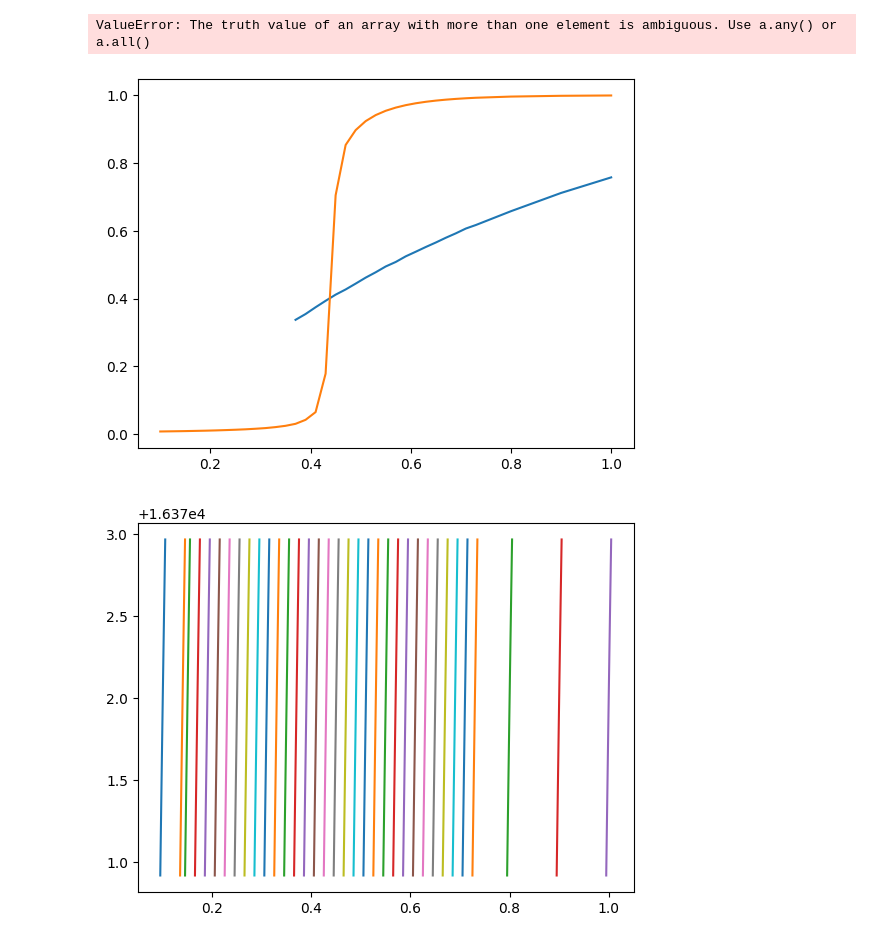
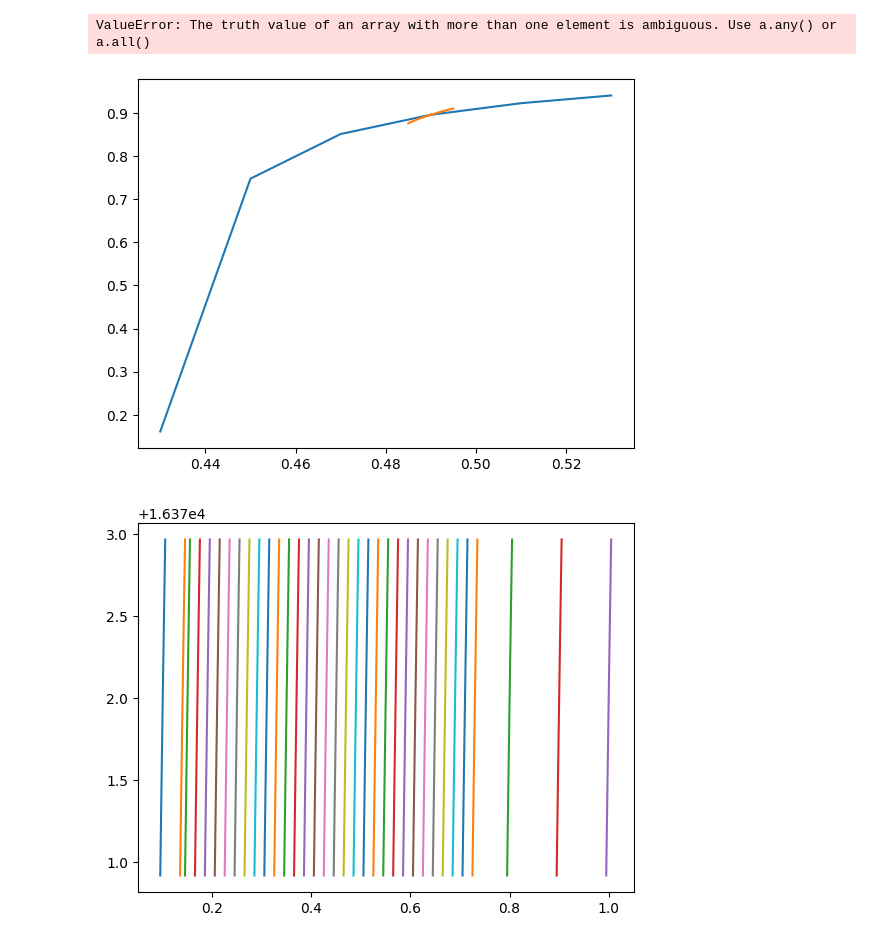
Before and after one commit to ChriGomm/MonteCarlo, a Jupyter notebook: code/auswertung.ipynb, the cells around one changed output. Drawn from its saved outputs; the diff is of its cells as text; code cells hidden in the pictures.

Commit message:
wolff implemented

```diff
--- a/code/auswertung.ipynb
+++ b/code/auswertung.ipynb
@@ -393,7 +393,7 @@ def bootstrap_mean(sample):
     mean_mat = np.mean(bootstrap(sample),axis=1)
     return np.std(mean_mat)
 
-V = 128**2
+V = 1
 def reweighting(beta,beta0,obs,Ham):
     reweighted_mean = np.zeros(len(beta))
     for i in range(len(beta)):
@@ -411,8 +411,8 @@ def reweighting(beta,beta0,obs,Ham):
 def reweighting(beta,beta0,obs,Ham):
     reweighted_mean = np.zeros(len(beta))
     for i in range(len(beta)):
-        reweighted_mean[i] = np.exp(logsumexp(a=-(beta[i]-beta0)*Ham*V,b=obs*V,axis=0)-logsumexp(a=-(beta[i]-beta0)*Ham*V,axis=0))
-    return reweighted_mean/V
+        reweighted_mean[i] = np.exp(logsumexp(a=-(beta[i]-beta0)*Ham,b=obs,axis=0)-logsumexp(a=-(beta[i]-beta0)*Ham,axis=0))
+    return reweighted_mean
 
 
 def error_reweight(beta,beta0,obs,Ham,jack_cut):
@@ -424,8 +424,8 @@ def error_reweight(beta,beta0,obs,Ham,jack_cut):
     return np.std(jack_vals,axis=1), np.mean(jack_vals,axis=1)
 # %%
 import pandas as pd
-mag_wolff = pd.read_csv("mag_wolff.txt",header=None,sep="\t").to_numpy()[:,:-3]/128**2
-ham_wolff = pd.read_csv("ham_wolff.txt",header=None,sep="\t").to_numpy()[:,:-3]/128**2
+mag_wolff = pd.read_csv("mag_wolff_L.txt",header=None,sep="\t").to_numpy()[:,20000:-3]
+ham_wolff = pd.read_csv("ham_wolff_L.txt",header=None,sep="\t").to_numpy()[:,20000:-3]
 # %%
-mean_mag_wolff = np.mean(np.abs(mag_wolff[:,:]),axis=1)
-mean_mag = np.mean(np.abs(data_mag[:,:-2]),axis=1)
+mean_mag_wolff = np.mean(np.abs(mag_wolff[:,:]/128**2),axis=1)
+mean_mag = np.mean(np.abs(data_mag[:,:-2]/128**2),axis=1)
@@ -478,38 +487,38 @@ ValueError: The truth value of an array with more than one element is ambiguous.
 # %%
 import matplotlib.pyplot as plt
 bn =35
 beta = np.zeros(35)
 for i in range(30):
     beta[i+2]= 0.15 +0.6/30*i
 for i in range(2):
     beta[i] = 0.1+0.04*i
 for i in range(3):
     beta[i+32]= 0.8+ 0.1*i
-# idx = 18
-# beta0 = beta[idx]
-# steps = 30
-# a_bd = beta0-0.05
-# b_bd = beta
-# beta_intvl = np.linspace(beta0-0.05,beta0+0.05)
+idx = 18
+beta0 = beta[idx]
+steps = 30
+a_bd = beta0-0.05
+b_bd = beta
+beta_intvl = np.linspace(beta0-0.05,beta0+0.05)
 # mag = np.abs(data_mag[idx,:])
 # ham = data_ham[idx,:]
 fig, ax = plt.subplots(1,1)
 # reweighting(beta_intvl,beta0,mag[20000:40000],ham[20000:40000])
 
 for i in range(1,2):
-    i=5
-    beta0 = beta[i+13]
+    i=9
+    beta0 = beta[i+10]
     # ax.plot(beta[np.max(0,i-5):np.min(bn,i+5)],mean_mag[np.max(0,i-5):np.min(bn,i+5)])
-    ax.plot(beta[13:],mean_mag_wolff)
-    ax.plot(beta,mean_mag)
-    # beta_intvl = np.linspace(beta0-0.005,beta0+0.005,30)
-    # mean = reweighting(beta_intvl,beta0,np.abs(mag_wolff[i,:-2]),ham_wolff[i,:-2])
-    # ax.plot(beta_intvl,mean)
+    ax.plot(beta[10+i-3:10+i+3],mean_mag_wolff[i-3:i+3])
+    # ax.plot(beta,mean_mag)
+    beta_intvl = np.linspace(beta0-0.005,beta0+0.005,30)
+    mean = reweighting(beta_intvl,beta0,np.abs(mag_wolff[i,:-2]),ham_wolff[i,:-2])/128**2
+    ax.plot(beta_intvl,mean)
     # ax.plot(beta_intvl,mean+2*std)
     # ax.plot(beta_intvl,mean-2*std)
 plt.show()
 # %% [output]
-[figure, old version]
+[figure, new version]
 # %%
 bn =35
 beta = list(np.zeros(35))
```
Also changed, not shown: parts of 1 cell of this notebook, 3 other files.
